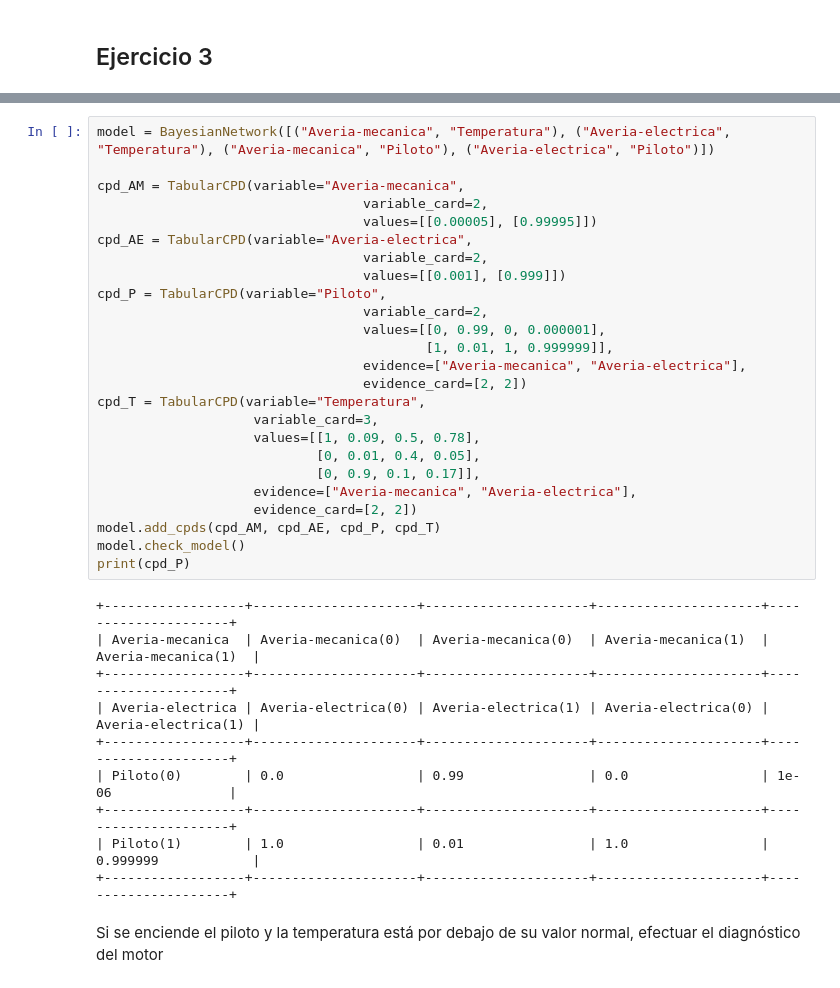
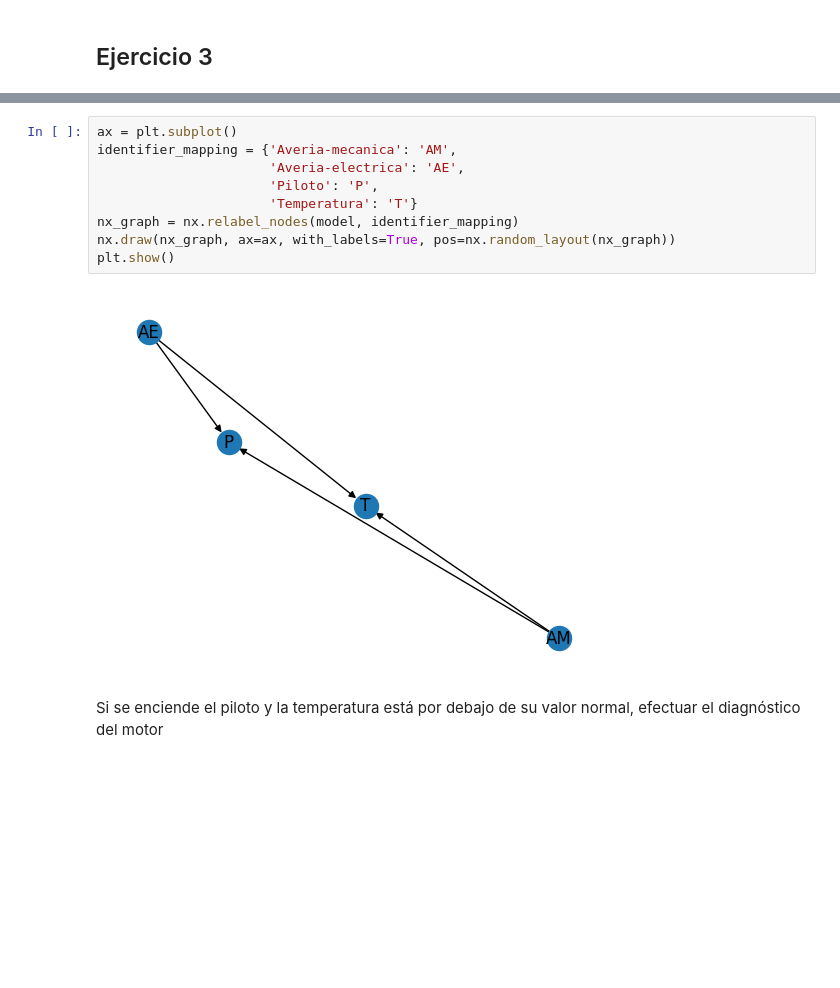
Before and after one commit to JoseLuisPerdomo/IACD-Practica4, a Jupyter notebook: Practica4.ipynb, the cells around one changed output, grey strips where cells are left out. Saved outputs shown, nothing was run; the diff lists cells and outputs as text; blank space fills up the shorter version.

```diff
--- a/Practica4.ipynb
+++ b/Practica4.ipynb
@@ -215,38 +244,14 @@ P(DH|SI) +---------------------+-------------------------+
 # %%
-model = BayesianNetwork([("Averia-mecanica", "Temperatura"), ("Averia-electrica", "Temperatura"), ("Averia-mecanica", "Piloto"), ("Averia-electrica", "Piloto")])
-
-cpd_AM = TabularCPD(variable="Averia-mecanica",
-                                  variable_card=2,
-                                  values=[[0.00005], [0.99995]])
-cpd_AE = TabularCPD(variable="Averia-electrica",
-                                  variable_card=2,
-                                  values=[[0.001], [0.999]])
-cpd_P = TabularCPD(variable="Piloto",
-                                  variable_card=2,
-                                  values=[[0, 0.99, 0, 0.000001],
-                                          [1, 0.01, 1, 0.999999]],
-                                  evidence=["Averia-mecanica", "Averia-electrica"],
-                                  evidence_card=[2, 2])
-cpd_T = TabularCPD(variable="Temperatura",
-                    variable_card=3,
-                    values=[[1, 0.09, 0.5, 0.78],
-                            [0, 0.01, 0.4, 0.05],
-                            [0, 0.9, 0.1, 0.17]],
-                    evidence=["Averia-mecanica", "Averia-electrica"],
-                    evidence_card=[2, 2])
-model.add_cpds(cpd_AM, cpd_AE, cpd_P, cpd_T)
-model.check_model()
-print(cpd_P)
+ax = plt.subplot()
+identifier_mapping = {'Averia-mecanica': 'AM',
+                      'Averia-electrica': 'AE',
+                      'Piloto': 'P',
+                      'Temperatura': 'T'}
+nx_graph = nx.relabel_nodes(model, identifier_mapping)
+nx.draw(nx_graph, ax=ax, with_labels=True, pos=nx.random_layout(nx_graph))
+plt.show()
 # %% [output]
-+------------------+---------------------+---------------------+---------------------+---------------------+
-| Averia-mecanica  | Averia-mecanica(0)  | Averia-mecanica(0)  | Averia-mecanica(1)  | Averia-mecanica(1)  |
-+------------------+---------------------+---------------------+---------------------+---------------------+
-| Averia-electrica | Averia-electrica(0) | Averia-electrica(1) | Averia-electrica(0) | Averia-electrica(1) |
-+------------------+---------------------+---------------------+---------------------+---------------------+
-| Piloto(0)        | 0.0                 | 0.99                | 0.0                 | 1e-06               |
-+------------------+---------------------+---------------------+---------------------+---------------------+
-| Piloto(1)        | 1.0                 | 0.01                | 1.0                 | 0.999999            |
-+------------------+---------------------+---------------------+---------------------+---------------------+
+[figure, added]
 # %% [markdown]
 Si se enciende el piloto y la temperatura está por debajo de su valor normal, efectuar el diagnóstico del motor
 # %%
```
Also changed, not shown: parts of 3 cells of this notebook.
